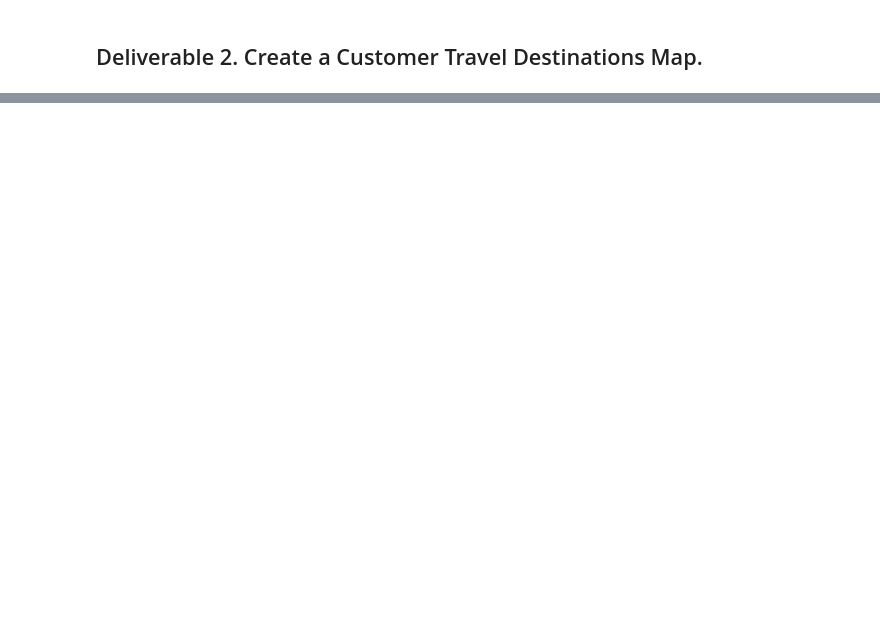
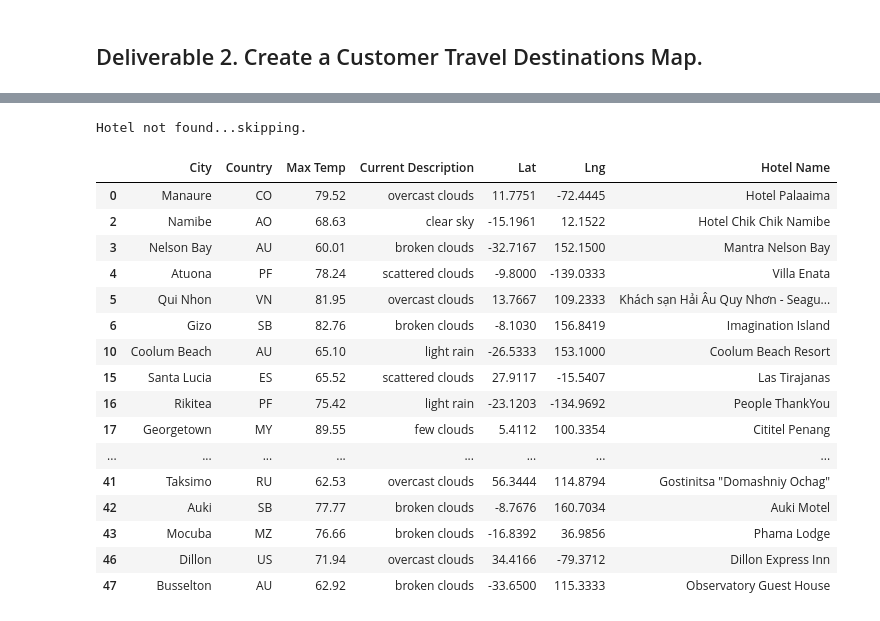
Before and after one commit to DanielRCal/World_Weather_Analysis, a Jupyter notebook: Vacation_Search/Vacation_Search.ipynb, the cells around one changed output, grey strips where cells are left out. Cells and saved outputs as stored; diff of their text form; code cells hidden in the pictures; blank space fills up the shorter version.

```diff
--- a/Vacation_Search/Vacation_Search.ipynb
+++ b/Vacation_Search/Vacation_Search.ipynb
@@ -41,31 +90,58 @@ hotel_df.head(10)
 # %%
 # 6a. Set parameters to search for hotels with 5000 meters.
 params = {
     "radius": 5000,
     "type": "lodging",
     "key": g_key
 }
 
 # 6b. Iterate through the hotel DataFrame.
 for index, row in hotel_df.iterrows():
     # 6c. Get latitude and longitude from DataFrame
     lat = row["Lat"]
     lng = row["Lng"]
 
-    # 6d. Set up the base URL for the Google Directions API to get JSON data.
+    # params['location']['lat']= lat
+    # params['location']['lng']= lng
+
+    params['location'] = f'{lat},{lng}'
+
+    #6d. Set up the base URL for the Google Directions API to get JSON data.
     base_url = "https://maps.googleapis.com/maps/api/place/nearbysearch/json"
 
-    # 6e. Make request and retrieve the JSON data from the search.
-    hotel_df = requests.get(base_url, params=params).json()
 
-    # 6f. Get the first hotel from the results and store the name, if a hotel isn't found skip the city.
+   # 6e. Make request and retrieve the JSON data from the search.
+    hotel_json = requests.get(base_url, params=params).json()
+
+    # print(hotel_json)
+
+   # 6f. Get the first hotel from the results and store the name, if a hotel isn't found skip the city.
     try:
-        hotel_df.loc[index, "Hotel Name"] = hotel_df["results"][0]["name"]
+        hotel_df.loc[index, "Hotel Name"] = hotel_json["results"][0]["name"]
 
     except (IndexError):
 
         print('Hotel not found...skipping.')
 
 hotel_df
+# %% [output]
+Hotel not found...skipping.
+|  | City | Country | Max Temp | Current Description | Lat | Lng | Hotel Name |
+| 0 | Manaure | CO | 79.52 | overcast clouds | 11.7751 | -72.4445 | Hotel Palaaima |
+| 2 | Namibe | AO | 68.63 | clear sky | -15.1961 | 12.1522 | Hotel Chik Chik Namibe |
+| 3 | Nelson Bay | AU | 60.01 | broken clouds | -32.7167 | 152.1500 | Mantra Nelson Bay |
+| 4 | Atuona | PF | 78.24 | scattered clouds | -9.8000 | -139.0333 | Villa Enata |
+| 5 | Qui Nhon | VN | 81.95 | overcast clouds | 13.7667 | 109.2333 | Khách sạn Hải Âu Quy Nhơn - Seagu... |
+| 6 | Gizo | SB | 82.76 | broken clouds | -8.1030 | 156.8419 | Imagination Island |
+| 10 | Coolum Beach | AU | 65.10 | light rain | -26.5333 | 153.1000 | Coolum Beach Resort |
+| 15 | Santa Lucia | ES | 65.52 | scattered clouds | 27.9117 | -15.5407 | Las Tirajanas |
+| 16 | Rikitea | PF | 75.42 | light rain | -23.1203 | -134.9692 | People ThankYou |
+| 17 | Georgetown | MY | 89.55 | few clouds | 5.4112 | 100.3354 | Cititel Penang |
+| ... | ... | ... | ... | ... | ... | ... | ... |
+| 41 | Taksimo | RU | 62.53 | overcast clouds | 56.3444 | 114.8794 | Gostinitsa "Domashniy Ochag" |
+| 42 | Auki | SB | 77.77 | broken clouds | -8.7676 | 160.7034 | Auki Motel |
+| 43 | Mocuba | MZ | 76.66 | broken clouds | -16.8392 | 36.9856 | Phama Lodge |
+| 46 | Dillon | US | 71.94 | overcast clouds | 34.4166 | -79.3712 | Dillon Express Inn |
+| 47 | Busselton | AU | 62.92 | broken clouds | -33.6500 | 115.3333 | Observatory Guest House |
 # %%
 # 7. Drop the rows where there is no Hotel Name.
```
Also changed, not shown: parts of 10 cells of this notebook, 10 other files.
